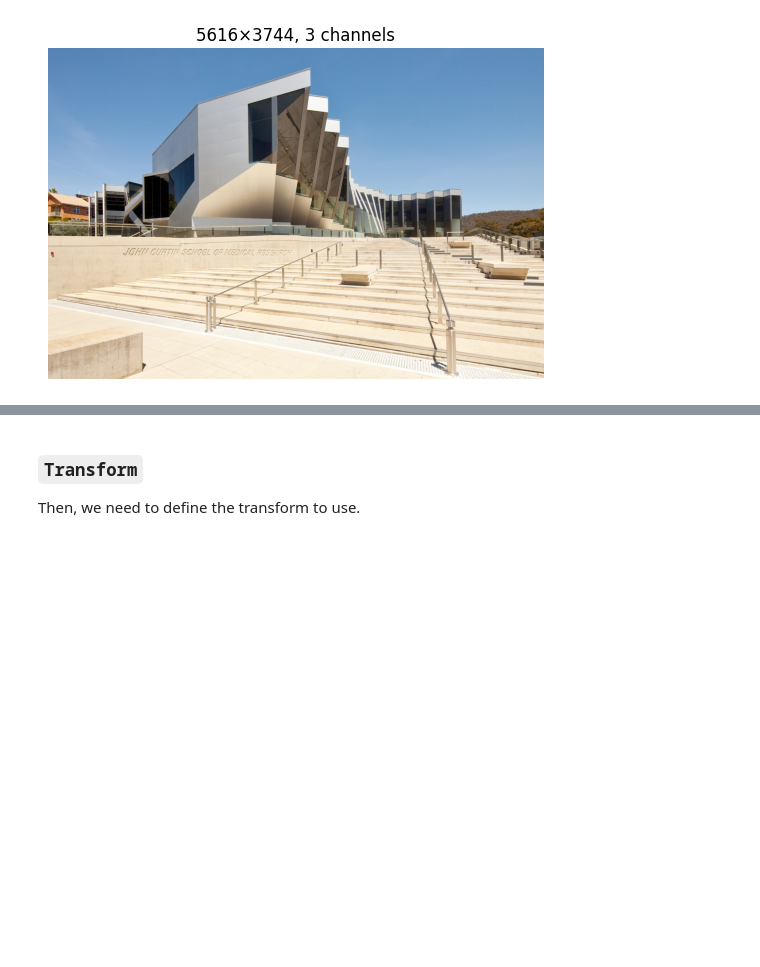
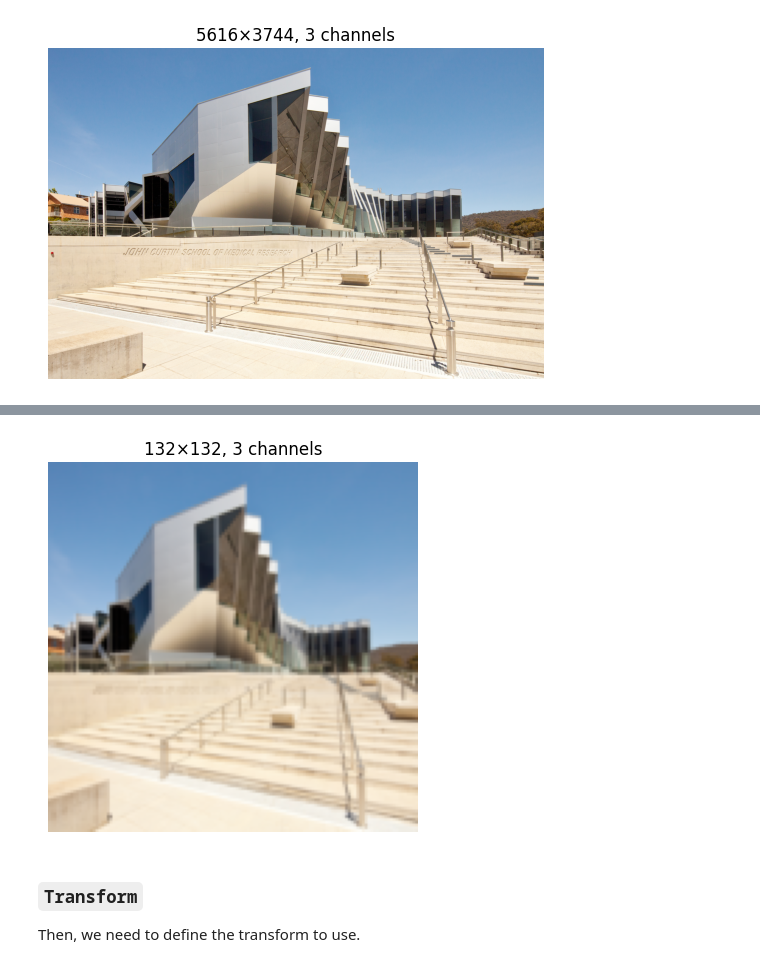
Before and after one commit to Isaac7777-cpu/comp4528-mini-project, a Jupyter notebook: SinVAR/SinVAR_training.ipynb, the cells around one changed output, grey strips where cells are left out. Saved outputs shown, nothing was run; the diff lists cells and outputs as text; code cells hidden in the pictures; blank space fills up the shorter version.

```diff
--- a/SinVAR/SinVAR_training.ipynb
+++ b/SinVAR/SinVAR_training.ipynb
@@ -140 +200,27 @@ Image dtype: dtype=dtype('uint8')
+# %%
+pre_dataset_size = 132
+
+pre_dataset_transform = v2.Compose([
+    v2.ToImage(),
+    v2.ToDtype(torch.float32, scale=True),
+    v2.Resize(size=(pre_dataset_size, int(pre_dataset_size * 1.1))),
+    v2.CenterCrop(size=pre_dataset_size)
+])
+
+transformed_image = pre_dataset_transform(image)
+
+transformed_image_np = transformed_image.permute(1, 2, 0).numpy()
+
+height, width = transformed_image_np.shape[:2]
+channel = transformed_image_np.shape[2] if transformed_image_np.ndim == 3 else 1
+dtype = transformed_image_np.dtype
+
+plt.imshow(transformed_image_np)
+plt.title(f"{width}×{height}, {channel} channels")
+plt.axis("off")
+plt.show()
+
+plt.imsave("./data/transformed_image.jpg", transformed_image_np)
+# %% [output]
+[figure, added]
 # %%
```
Also changed, not shown: parts of 51 cells of this notebook, 10 other files.
